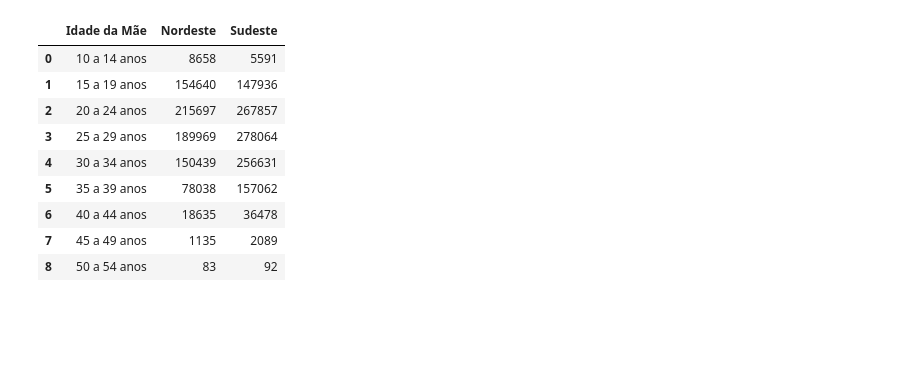
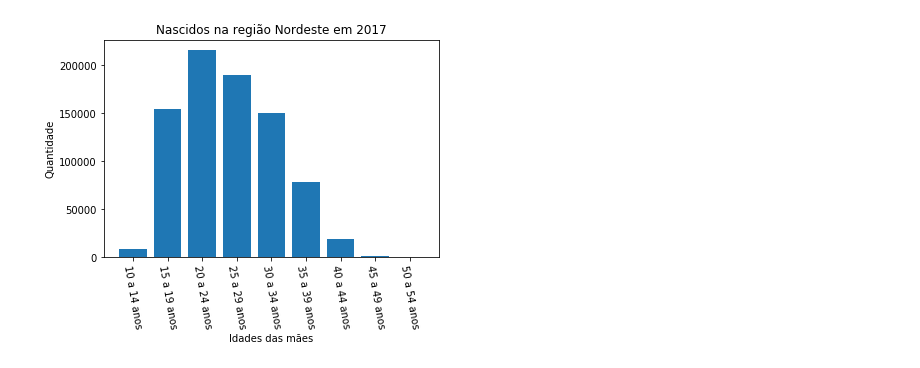
Before and after one commit to EduNs/NascidosIdadeRegi-o, a Jupyter notebook: Nascidos_Vivos.ipynb, the cells around one changed output. Cells and saved outputs as stored; diff of their text form; code cells hidden in the pictures; blank space fills up the shorter version.

```diff
--- a/Nascidos_Vivos.ipynb
+++ b/Nascidos_Vivos.ipynb
@@ -9,17 +9,19 @@ pd.options.display.max_rows = 90
 df_2017 = pd.read_csv("Nascidos_2017.csv", sep=";", encoding="ISO-8859-1")
 df_2016 = pd.read_csv("Nascidos_2016.csv", sep=";", encoding="ISO-8859-1")
 df_2015 = pd.read_csv("Nascidos_2015.csv", sep=";", encoding="ISO-8859-1")
+
+global idades
+global x
+x = range(len(idades))
+idades = ['10 a 14 anos','15 a 19 anos','20 a 24 anos','25 a 29 anos','30 a 34 anos','35 a 39 anos','40 a 44 anos','45 a 49 anos','50 a 54 anos']
-# %%
-#f = pd.concat([df_2017, df_2016, df_2015], keys=["2017", "2016", "2015"])
-df_2017
-# %% [output]
-|  | Idade da Mãe | Nordeste | Sudeste |
-| 0 | 10 a 14 anos | 8658 | 5591 |
-| 1 | 15 a 19 anos | 154640 | 147936 |
-| 2 | 20 a 24 anos | 215697 | 267857 |
-| 3 | 25 a 29 anos | 189969 | 278064 |
-| 4 | 30 a 34 anos | 150439 | 256631 |
-| 5 | 35 a 39 anos | 78038 | 157062 |
-| 6 | 40 a 44 anos | 18635 | 36478 |
-| 7 | 45 a 49 anos | 1135 | 2089 |
-| 8 | 50 a 54 anos | 83 | 92 |
+# %%
+plt.bar(x,df_2017['Nordeste'])
+plt.xticks(x, idades, rotation=-80)
+plt.xlabel('Idades das mães')
+plt.ylabel('Quantidade')
+plt.title("Nascidos na região Nordeste em 2017")
+plt.show()
+#df
+#pd.DataFrame({'Product': ['Tablet','iPhone','Laptop','Monitor'],'Price': [250,800,1200,300]})
+# %% [output]
+[figure, added]
```
Also changed, not shown: parts of 3 cells of this notebook, 2 other files.
